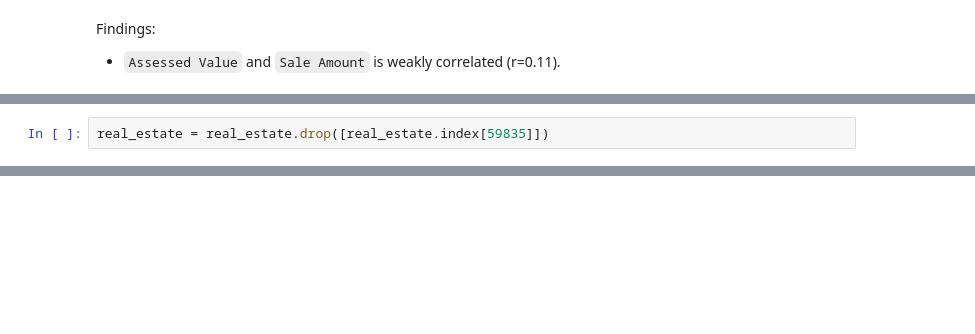
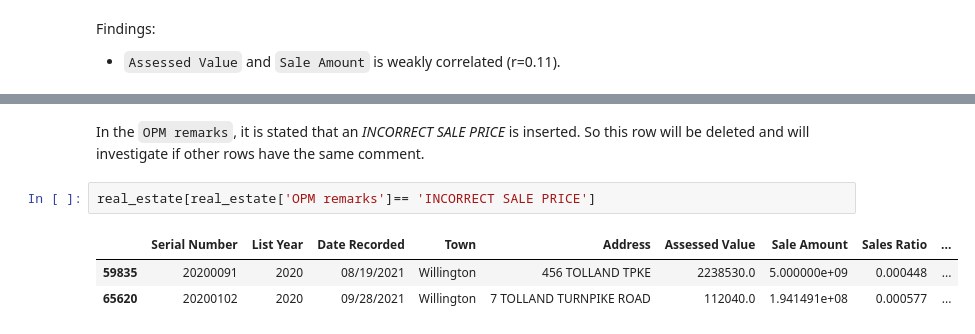
Before and after one commit to haesun-jung/capstone, a Jupyter notebook: EDA/EDA.ipynb, the cells around one changed output, grey strips where cells are left out. Cells and saved outputs as stored; diff of their text form; blank space fills up the shorter version.

```diff
--- a/EDA/EDA.ipynb
+++ b/EDA/EDA.ipynb
@@ -95,2 +213,0 @@ print(real_estate[real_estate['Sale Amount'] == real_estate['Sale Amount'].max()
-# %%
-real_estate = real_estate.drop([real_estate.index[59835]])
@@ -110,3 +234,11 @@ sns.boxplot(x="Property Type", y='Sale Amount', data=real_estate)
+# %% [markdown]
+In the `OPM remarks`, it is stated that an *INCORRECT SALE PRICE* is inserted. So this row will be deleted and will investigate if other rows have the same comment.
+# %%
+real_estate[real_estate['OPM remarks']== 'INCORRECT SALE PRICE']
+# %% [output]
+|  | Serial Number | List Year | Date Recorded | Town | Address | Assessed Value | Sale Amount | Sales Ratio | ... |
+| 59835 | 20200091 | 2020 | 08/19/2021 | Willington | 456 TOLLAND TPKE | 2238530.0 | 5.000000e+09 | 0.000448 | ... |
+| 65620 | 20200102 | 2020 | 09/28/2021 | Willington | 7 TOLLAND TURNPIKE ROAD | 112040.0 | 1.941491e+08 | 0.000577 | ... |
 # %%
 plt.barh(real_estate.groupby('Property Type').mean()["Sale Amount"].index, real_estate.groupby('Property Type').mean()["Sale Amount"])
 plt.xticks(rotation=45)
```
Also changed, not shown: parts of 24 cells of this notebook, 1 other file.
